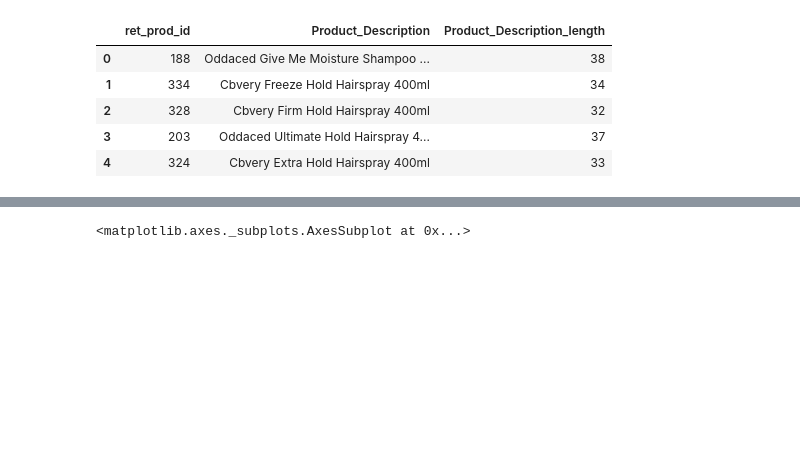
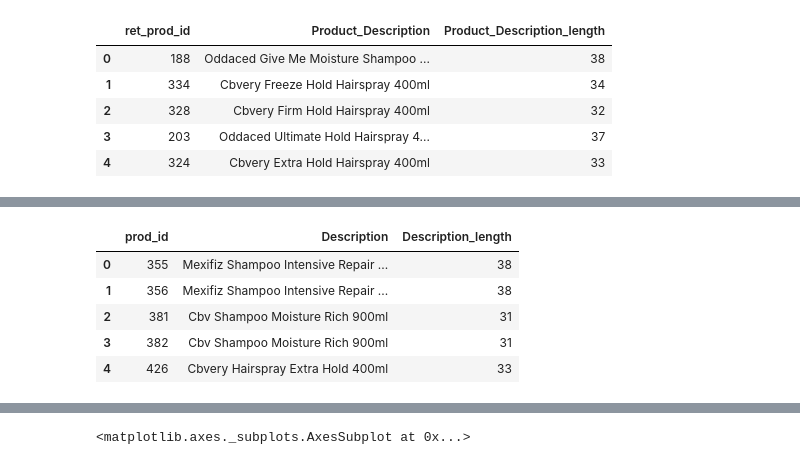
Before and after one commit to buddhadeb33/My-Assignments, a Jupyter notebook: Tredence_Assignment.ipynb, the cells around one changed output, grey strips where cells are left out. Saved outputs shown, nothing was run; the diff lists cells and outputs as text; code cells hidden in the pictures; blank space fills up the shorter version.

```diff
--- a/Tredence_Assignment.ipynb
+++ b/Tredence_Assignment.ipynb
@@ -154,0 +171,10 @@ retail.head()
+# %%
+mnf['Description_length'] = mnf['Description'].apply(len)
+mnf.head()
+# %% [output]
+|  | prod_id | Description | Description_length |
+| 0 | 355 | Mexifiz Shampoo Intensive Repair ... | 38 |
+| 1 | 356 | Mexifiz Shampoo Intensive Repair ... | 38 |
+| 2 | 381 | Cbv Shampoo Moisture Rich 900ml | 31 |
+| 3 | 382 | Cbv Shampoo Moisture Rich 900ml | 31 |
+| 4 | 426 | Cbvery Hairspray Extra Hold 400ml | 33 |
```
Also changed, not shown: parts of 10 cells of this notebook.
